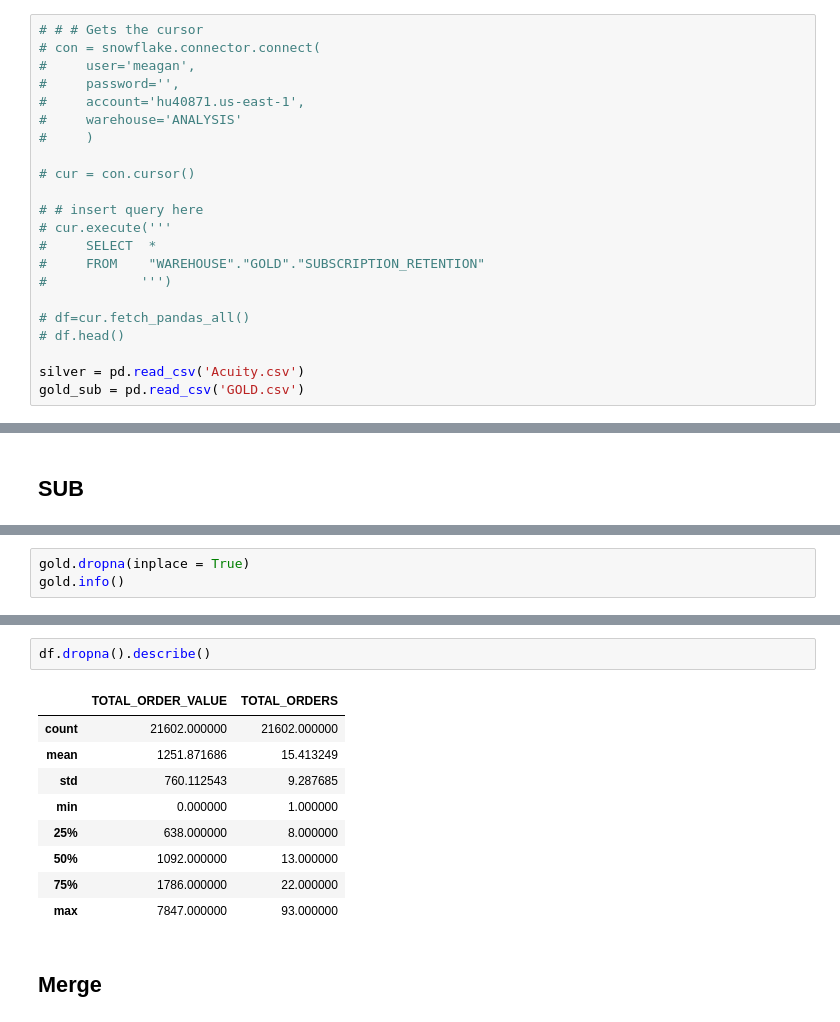
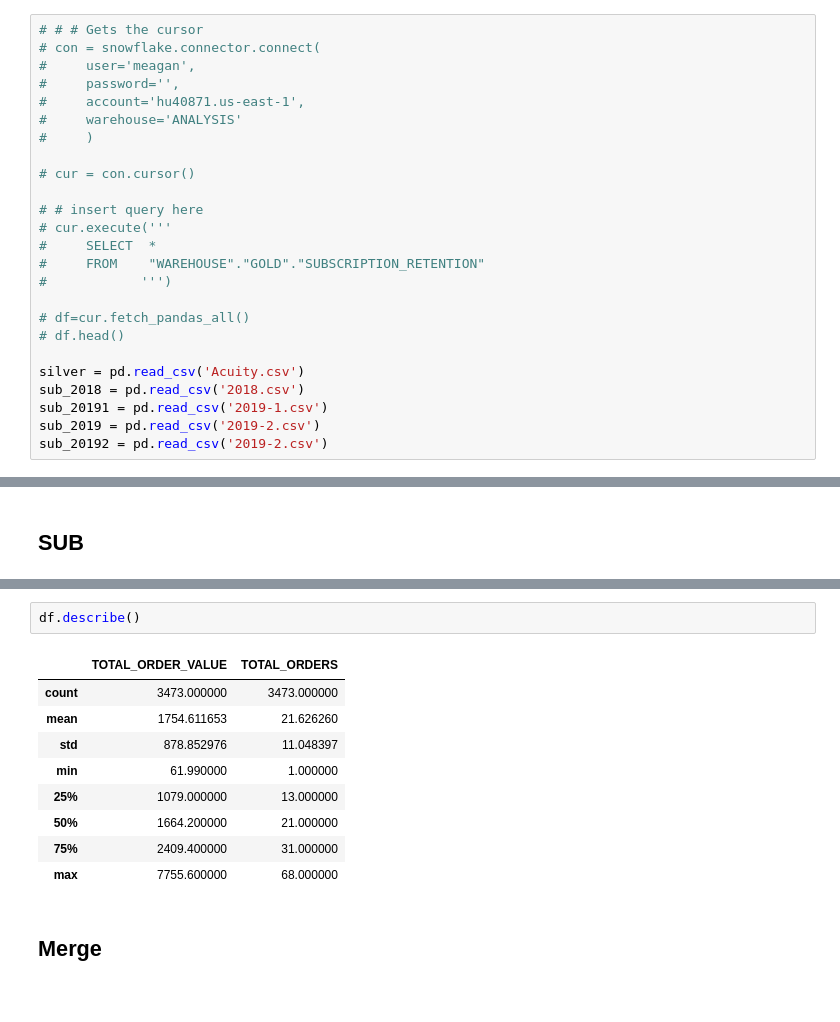
Before and after one commit to meaganlazer/Parking_Tickets_Timeseries, a Jupyter notebook: OrderData.ipynb, the cells around one changed output, grey strips where cells are left out. Drawn from its saved outputs; the diff is of its cells as text.

```diff
--- a/OrderData.ipynb
+++ b/OrderData.ipynb
@@ -37,7 +37,10 @@ from datetime import timedelta
 # df.head()
 
 silver = pd.read_csv('Acuity.csv')
-gold_sub = pd.read_csv('GOLD.csv')
+sub_2018 = pd.read_csv('2018.csv')
+sub_20191 = pd.read_csv('2019-1.csv')
+sub_2019 = pd.read_csv('2019-2.csv')
+sub_20192 = pd.read_csv('2019-2.csv')
 # %% [markdown]
 ## Acuity
 # %%
@@ -240,4 +207 @@ Index(['EMAIL', 'ITEM_GENDER', 'ITEM_SUB_TYPE', 'ITEM_PRODUCT_CORE_CATEGORY',
       dtype='object')
-# %%
-gold.dropna(inplace = True)
-gold.info()
@@ -288,15 +237,15 @@ sns.heatmap(df.isnull(), cbar=False)
 # %%
-df.dropna().describe()
+df.describe()
 # %% [output]
 |  | TOTAL_ORDER_VALUE | TOTAL_ORDERS |
-| count | 21602.000000 | 21602.000000 |
-| mean | 1251.871686 | 15.413249 |
-| std | 760.112543 | 9.287685 |
-| min | 0.000000 | 1.000000 |
-| 25% | 638.000000 | 8.000000 |
-| 50% | 1092.000000 | 13.000000 |
-| 75% | 1786.000000 | 22.000000 |
-| max | 7847.000000 | 93.000000 |
+| count | 3473.000000 | 3473.000000 |
+| mean | 1754.611653 | 21.626260 |
+| std | 878.852976 | 11.048397 |
+| min | 61.990000 | 1.000000 |
+| 25% | 1079.000000 | 13.000000 |
+| 50% | 1664.200000 | 21.000000 |
+| 75% | 2409.400000 | 31.000000 |
+| max | 7755.600000 | 68.000000 |
 # %% [markdown]
 ## Merge
 # %%
```
Also changed, not shown: parts of 30 cells of this notebook.
